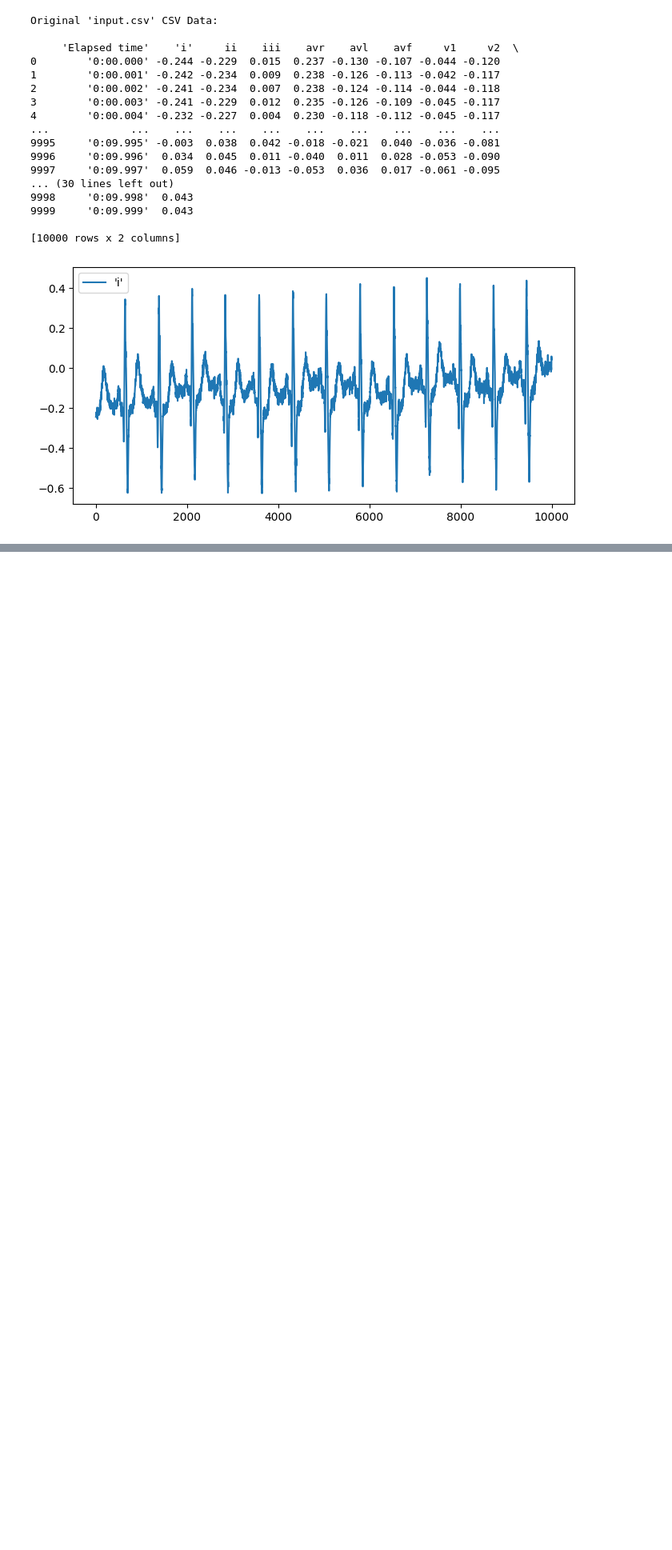
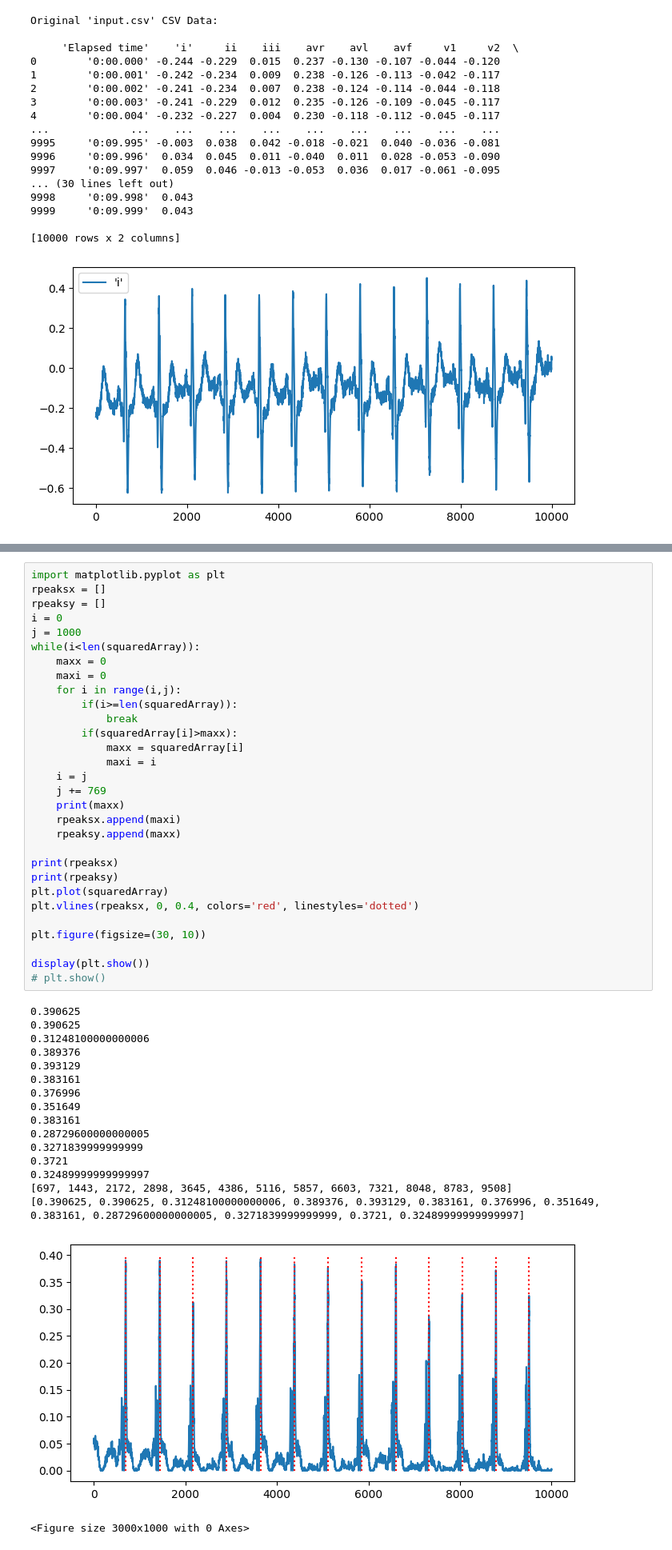
Before and after one commit to kartikgupta321/R-and-D-project, a Jupyter notebook: plot.ipynb, the cells around one changed output, grey strips where cells are left out. Shown: that part at 80% size. Cells and saved outputs as stored; diff of their text form; blank space fills up the shorter version.

Commit message:
rpeaks with large windows

```diff
--- a/plot.ipynb
+++ b/plot.ipynb
@@ -95,0 +92,48 @@ display(plt.plot(squaredArray))
+# %%
+import matplotlib.pyplot as plt
+rpeaksx = []
+rpeaksy = []
+i = 0
+j = 1000
+while(i<len(squaredArray)):
+    maxx = 0
+    maxi = 0
+    for i in range(i,j):
+        if(i>=len(squaredArray)):
+            break
+        if(squaredArray[i]>maxx):
+            maxx = squaredArray[i]
+            maxi = i
+    i = j
+    j += 769
+    print(maxx)
+    rpeaksx.append(maxi)
+    rpeaksy.append(maxx)
+
+print(rpeaksx)
+print(rpeaksy)
+plt.plot(squaredArray)
+plt.vlines(rpeaksx, 0, 0.4, colors='red', linestyles='dotted')
+
+plt.figure(figsize=(30, 10))
+
+display(plt.show())
+# plt.show()
+# %% [output]
+0.390625
+0.390625
+0.31248100000000006
+0.389376
+0.393129
+0.383161
+0.376996
+0.351649
+0.383161
+0.28729600000000005
+0.3271839999999999
+0.3721
+0.32489999999999997
+[697, 1443, 2172, 2898, 3645, 4386, 5116, 5857, 6603, 7321, 8048, 8783, 9508]
+[0.390625, 0.390625, 0.31248100000000006, 0.389376, 0.393129, 0.383161, 0.376996, 0.351649, 0.383161, 0.28729600000000005, 0.3271839999999999, 0.3721, 0.32489999999999997]
+[figure, added]
+<Figure size 3000x1000 with 0 Axes>
```
Also changed, not shown: parts of 3 cells of this notebook, 5 other files.
